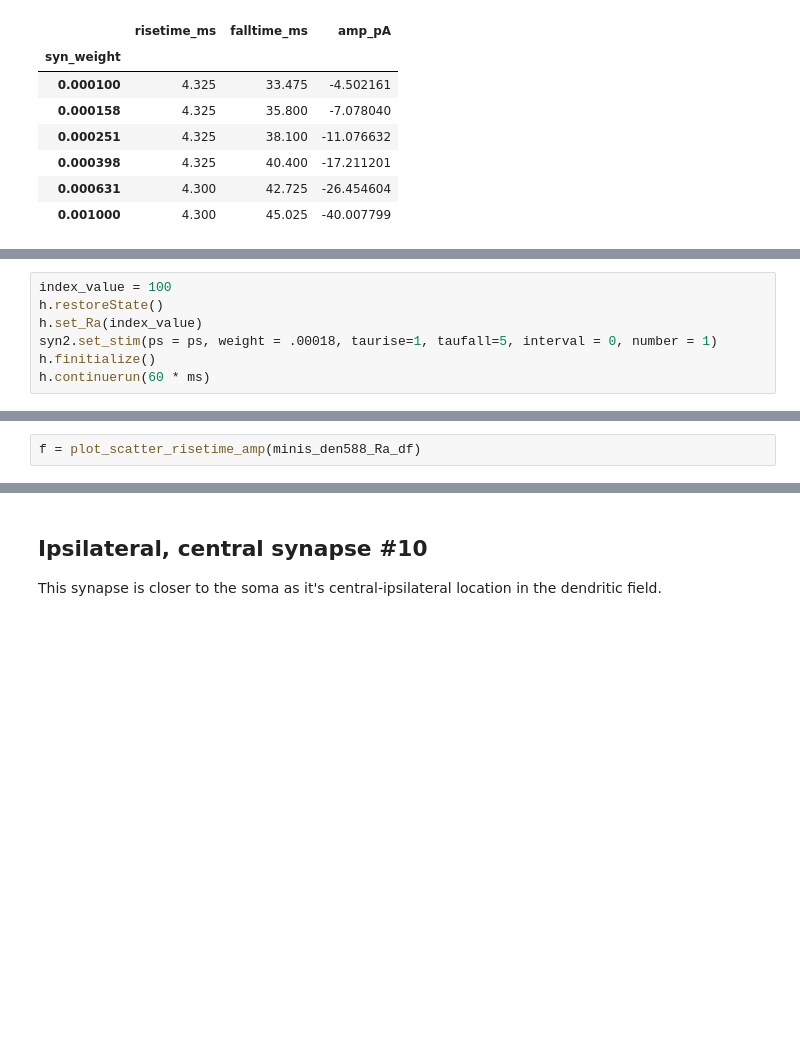
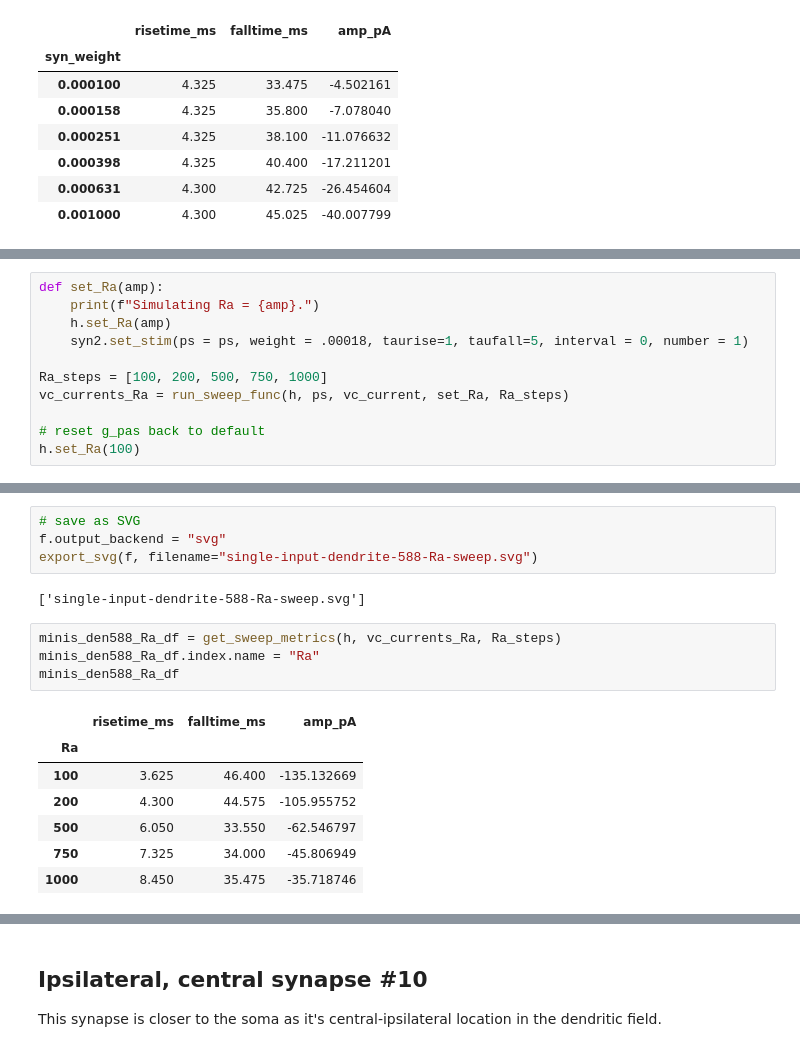
Before and after one commit to cengique/drosophila-aCC-L3-motoneuron-model, a Jupyter notebook: neuron-model/tutorial-synapse-activation/sim-synapse-act.ipynb, the cells around one changed output, grey strips where cells are left out. Saved outputs shown, nothing was run; the diff lists cells and outputs as text; blank space fills up the shorter version.

```diff
--- a/neuron-model/tutorial-synapse-activation/sim-synapse-act.ipynb
+++ b/neuron-model/tutorial-synapse-activation/sim-synapse-act.ipynb
@@ -320,7 +313,0 @@ Deafult value of $R_a$ from Gunay et al (2015) was 189. Gouwens and Wilson (2009
-# %%
-index_value = 100
-h.restoreState()
-h.set_Ra(index_value)
-syn2.set_stim(ps = ps, weight = .00018, taurise=1, taufall=5, interval = 0, number = 1)
-h.finitialize()
-h.continuerun(60 * ms)
@@ -356,2 +313,0 @@ minis_den588_Ra_df
-# %%
-f = plot_scatter_risetime_amp(minis_den588_Ra_df)
@@ -423,0 +320,11 @@ As expected, varying $g_\mathrm{pas}$ do not affect synaptic rise time.
+# %%
+def set_Ra(amp):
+    print(f"Simulating Ra = {amp}.")
+    h.set_Ra(amp)
+    syn2.set_stim(ps = ps, weight = .00018, taurise=1, taufall=5, interval = 0, number = 1)
+
+Ra_steps = [100, 200, 500, 750, 1000]
+vc_currents_Ra = run_sweep_func(h, ps, vc_current, set_Ra, Ra_steps)
+
+# reset g_pas back to default
+h.set_Ra(100)
@@ -423,0 +359,18 @@ As expected, varying $g_\mathrm{pas}$ do not affect synaptic rise time.
+# %%
+# save as SVG
+f.output_backend = "svg"
+export_svg(f, filename="single-input-dendrite-588-Ra-sweep.svg")
+# %% [output]
+['single-input-dendrite-588-Ra-sweep.svg']
+# %%
+minis_den588_Ra_df = get_sweep_metrics(h, vc_currents_Ra, Ra_steps)
+minis_den588_Ra_df.index.name = "Ra"
+minis_den588_Ra_df
+# %% [output]
+|  | risetime_ms | falltime_ms | amp_pA |
+| Ra |  |  |  |
+| 100 | 3.625 | 46.400 | -135.132669 |
+| 200 | 4.300 | 44.575 | -105.955752 |
+| 500 | 6.050 | 33.550 | -62.546797 |
+| 750 | 7.325 | 34.000 | -45.806949 |
+| 1000 | 8.450 | 35.475 | -35.718746 |
```
Also changed, not shown: parts of 33 cells of this notebook, 4 other files.
